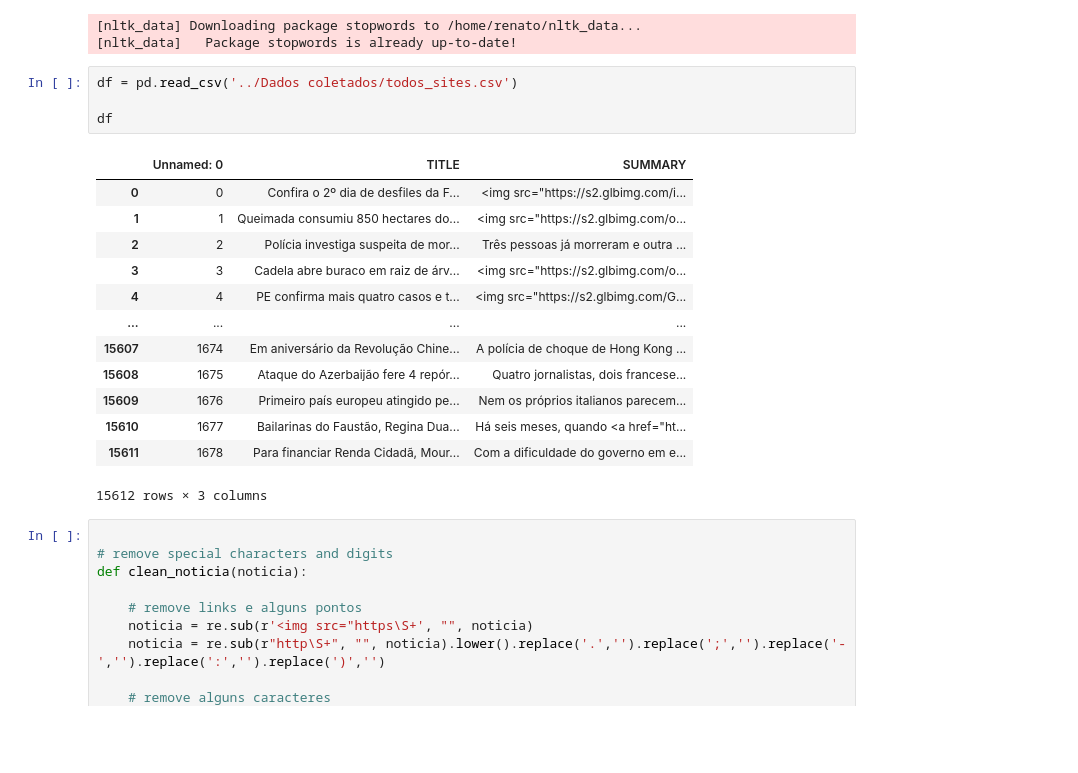
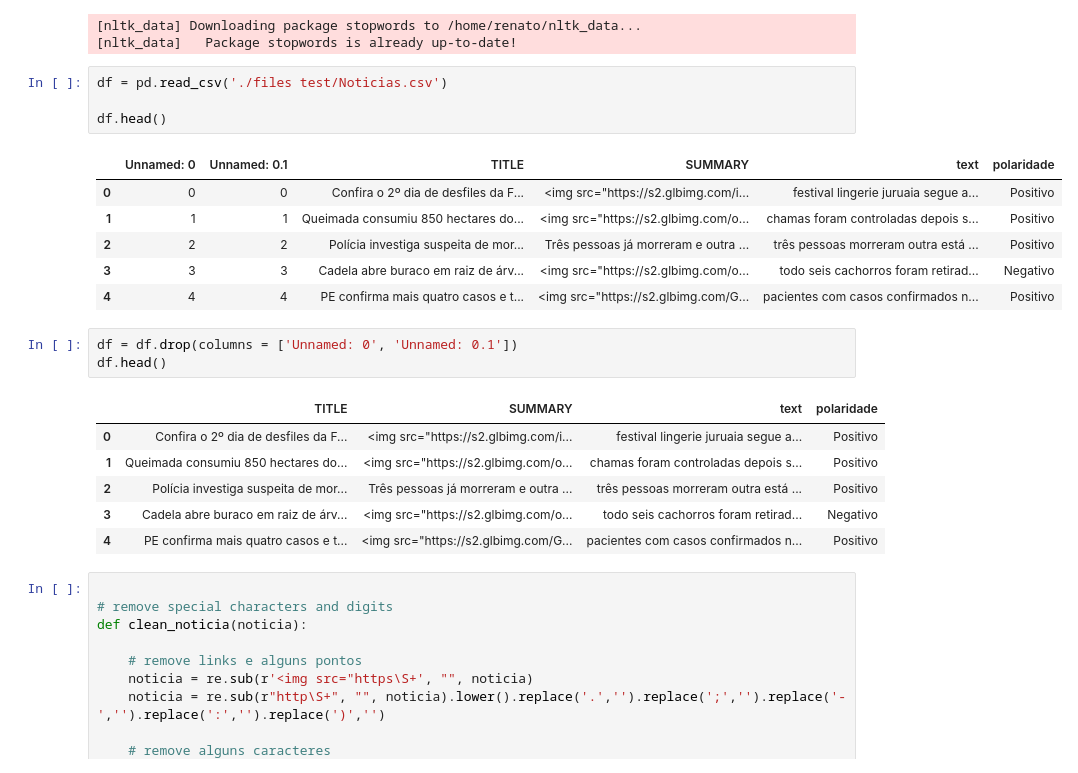
Before and after one commit to Renatolopo/MonitorNoticia, a Jupyter notebook: notebook/LDA_noticias.ipynb, the cells around one changed output. Drawn from its saved outputs; the diff is of its cells as text; blank space fills up the shorter version.

```diff
--- a/notebook/LDA_noticias.ipynb
+++ b/notebook/LDA_noticias.ipynb
@@ -18,23 +18,26 @@ from time import time
 [nltk_data] Downloading package stopwords to /home/renato/nltk_data...
 [nltk_data]   Package stopwords is already up-to-date!
 # %%
-df = pd.read_csv('../Dados coletados/todos_sites.csv')
+df = pd.read_csv('./files test/Noticias.csv')
 
-df
+df.head()
 # %% [output]
-|  | Unnamed: 0 | TITLE | SUMMARY |
-| 0 | 0 | Confira o 2º dia de desfiles da F... | <img src="https://s2.glbimg.com/i... |
-| 1 | 1 | Queimada consumiu 850 hectares do... | <img src="https://s2.glbimg.com/o... |
-| 2 | 2 | Polícia investiga suspeita de mor... | Três pessoas já morreram e outra ... |
-| 3 | 3 | Cadela abre buraco em raiz de árv... | <img src="https://s2.glbimg.com/o... |
-| 4 | 4 | PE confirma mais quatro casos e t... | <img src="https://s2.glbimg.com/G... |
-| ... | ... | ... | ... |
-| 15607 | 1674 | Em aniversário da Revolução Chine... | A polícia de choque de Hong Kong ... |
-| 15608 | 1675 | Ataque do Azerbaijão fere 4 repór... | Quatro jornalistas, dois francese... |
-| 15609 | 1676 | Primeiro país europeu atingido pe... | Nem os próprios italianos parecem... |
-| 15610 | 1677 | Bailarinas do Faustão, Regina Dua... | Há seis meses, quando <a href="ht... |
-| 15611 | 1678 | Para financiar Renda Cidadã, Mour... | Com a dificuldade do governo em e... |
+|  | Unnamed: 0 | Unnamed: 0.1 | TITLE | SUMMARY | text | polaridade |
+| 0 | 0 | 0 | Confira o 2º dia de desfiles da F... | <img src="https://s2.glbimg.com/i... | festival lingerie juruaia segue a... | Positivo |
+| 1 | 1 | 1 | Queimada consumiu 850 hectares do... | <img src="https://s2.glbimg.com/o... | chamas foram controladas depois s... | Positivo |
+| 2 | 2 | 2 | Polícia investiga suspeita de mor... | Três pessoas já morreram e outra ... | três pessoas morreram outra está ... | Positivo |
+| 3 | 3 | 3 | Cadela abre buraco em raiz de árv... | <img src="https://s2.glbimg.com/o... | todo seis cachorros foram retirad... | Negativo |
+| 4 | 4 | 4 | PE confirma mais quatro casos e t... | <img src="https://s2.glbimg.com/G... | pacientes com casos confirmados n... | Positivo |
-15612 rows × 3 columns
+# %%
+df = df.drop(columns = ['Unnamed: 0', 'Unnamed: 0.1'])
+df.head()
+# %% [output]
+|  | TITLE | SUMMARY | text | polaridade |
+| 0 | Confira o 2º dia de desfiles da F... | <img src="https://s2.glbimg.com/i... | festival lingerie juruaia segue a... | Positivo |
+| 1 | Queimada consumiu 850 hectares do... | <img src="https://s2.glbimg.com/o... | chamas foram controladas depois s... | Positivo |
+| 2 | Polícia investiga suspeita de mor... | Três pessoas já morreram e outra ... | três pessoas morreram outra está ... | Positivo |
+| 3 | Cadela abre buraco em raiz de árv... | <img src="https://s2.glbimg.com/o... | todo seis cachorros foram retirad... | Negativo |
+| 4 | PE confirma mais quatro casos e t... | <img src="https://s2.glbimg.com/G... | pacientes com casos confirmados n... | Positivo |
 # %%
 
 # remove special characters and digits
```
Also changed, not shown: parts of 14 cells of this notebook.
